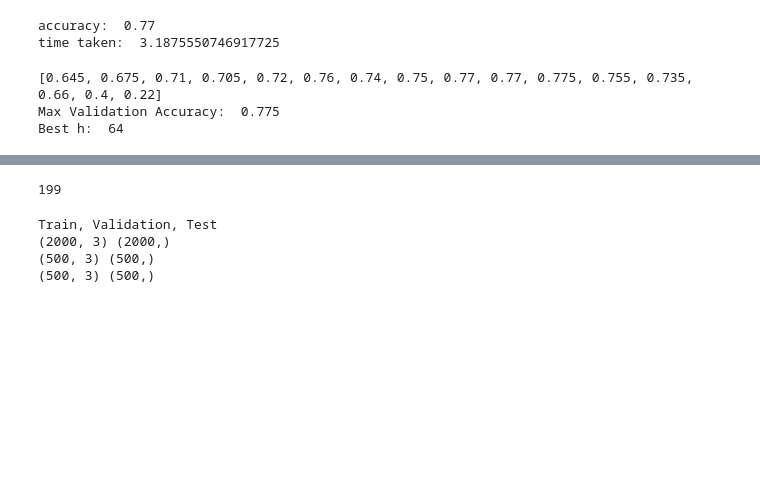
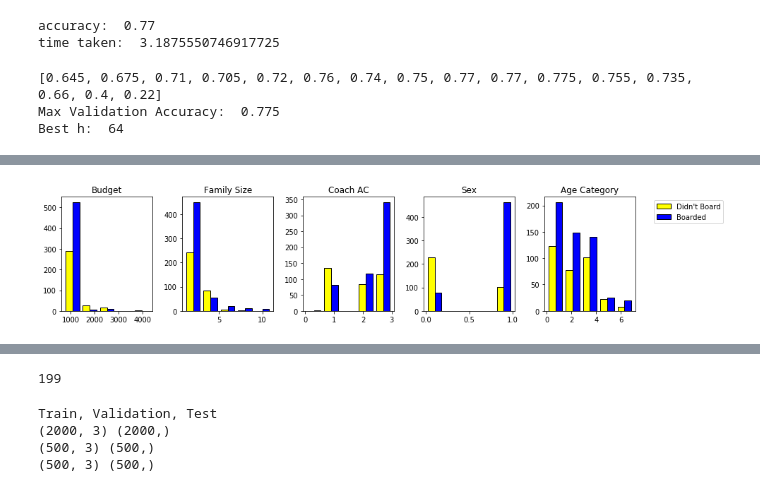
Before and after one commit to Siddhant24/ELL409, a Jupyter notebook: Assigment_1/Assignment 1.ipynb, the cells around one changed output, grey strips where cells are left out. Cells and saved outputs as stored; diff of their text form; code cells hidden in the pictures; blank space fills up the shorter version.

Commit message:
railway visual

```diff
--- a/Assigment_1/Assignment 1.ipynb
+++ b/Assigment_1/Assignment 1.ipynb
@@ -97,0 +96,15 @@ Naive Bayes [kNN]: 0.888
+# %%
+(X_train, y_train, X_val, y_val, X_test, y_test) = prepareFMNISTData();
+fig=plt.figure(figsize=(9, 9))
+columns = 3
+rows = 3
+for i in range(1, columns*rows +1):
+    threshold = 0.75 + i/(columns*rows*4)
+    [Z, p, X, U, W] = PCA(X_train, threshold)
+    img = X[0].reshape(28, 28)
+    ax = fig.add_subplot(rows, columns, i)
+    ax.imshow(img)
+    ax.set_title(str(round(threshold*100,3))+ '%, '+ ' P = ' + str(p)+ ' ')
+
+fig.tight_layout()
+plt.show()
@@ -337,0 +363,26 @@ print("Best h: ", h)
+# %%
+(X_train, y_train, X_val, y_val, X_test, y_test) = prepareRailwayData();
+fig=plt.figure(figsize=(12, 3))
+columns = X_train.shape[1]
+rows = 1
+
+featureMap = ['Budget', 'Family Size', 'Coach AC', 'Sex', 'Age Category']
+
+#colors = ['violet', 'red', 'blue', 'green', 'indigo', 'yellow', 'orange', 'black', 'purple', 'maroon']
+colors = ['yellow', 'blue']
+
+for i in range(1, columns*rows +1):
+    X_i = [X_train[np.where(y_train==c)][:,i-1] for c in np.unique(y_train)]
+    ax = fig.add_subplot(rows, columns, i)
+    ax.hist(X_i, color = colors, edgecolor = 'black', bins = 5, histtype = 'bar')
+    ax.set_title(featureMap[i-1])
+
+fig.tight_layout()
+
+plt.legend(["Didn't Board", "Boarded"], bbox_to_anchor=(2, 1))
+plt.show()
+
+#Female = 1, Male = 0
+#
+# %% [output]
+[figure, added]
```
Also changed, not shown: parts of 11 cells of this notebook, 2 other files.
